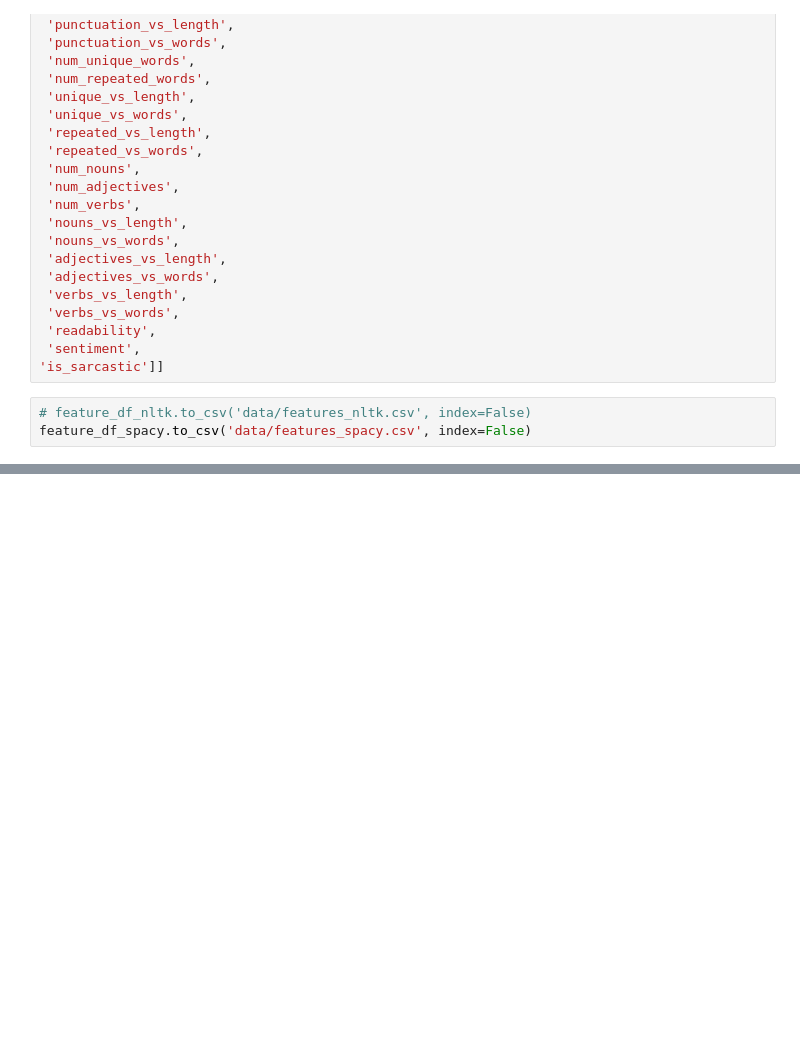
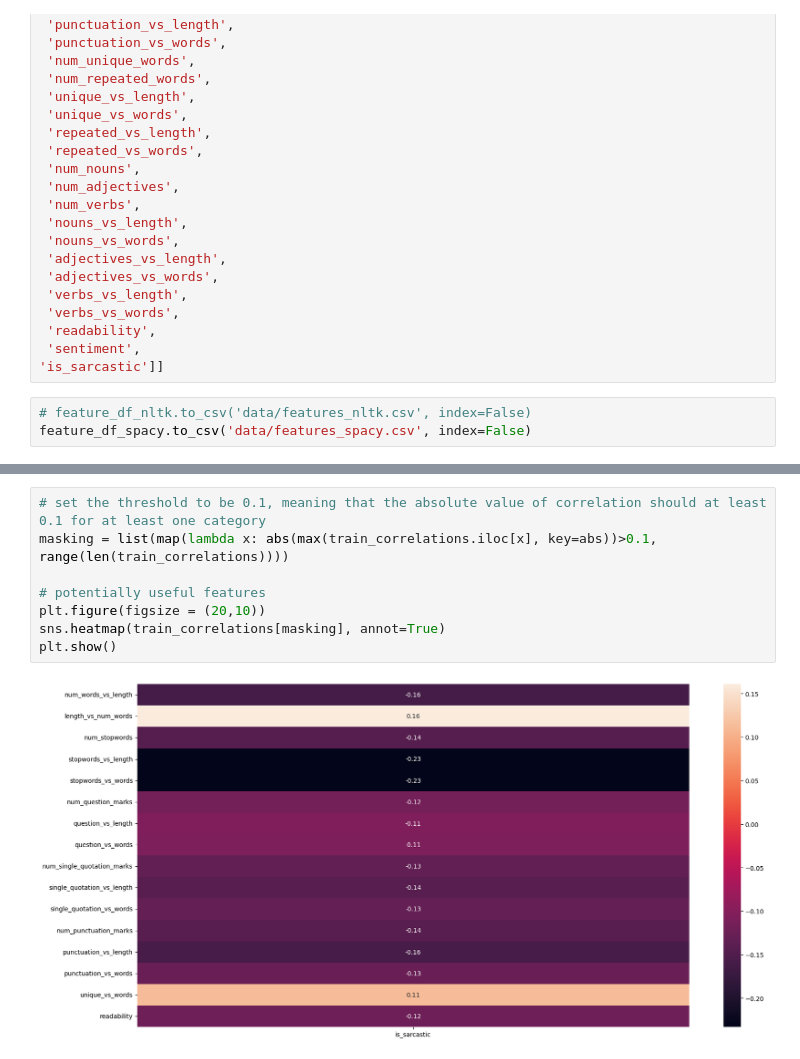
Before and after one commit to vigonometry/CS4248_Group8_SarcasmDetection, a Jupyter notebook: 04_Feature Engineering.ipynb, the cells around one changed output, grey strips where cells are left out. Cells and saved outputs as stored; diff of their text form; blank space fills up the shorter version.

```diff
--- a/04_Feature Engineering.ipynb
+++ b/04_Feature Engineering.ipynb
@@ -411,0 +478,10 @@ feature_df_spacy.to_csv('data/features_spacy.csv', index=False)
+# %%
+# set the threshold to be 0.1, meaning that the absolute value of correlation should at least 0.1 for at least one category
+masking = list(map(lambda x: abs(max(train_correlations.iloc[x], key=abs))>0.1, range(len(train_correlations))))
+
+# potentially useful features
+plt.figure(figsize = (20,10))
+sns.heatmap(train_correlations[masking], annot=True)
+plt.show()
+# %% [output]
+[figure, added]
```
Also changed, not shown: parts of 13 cells of this notebook.
